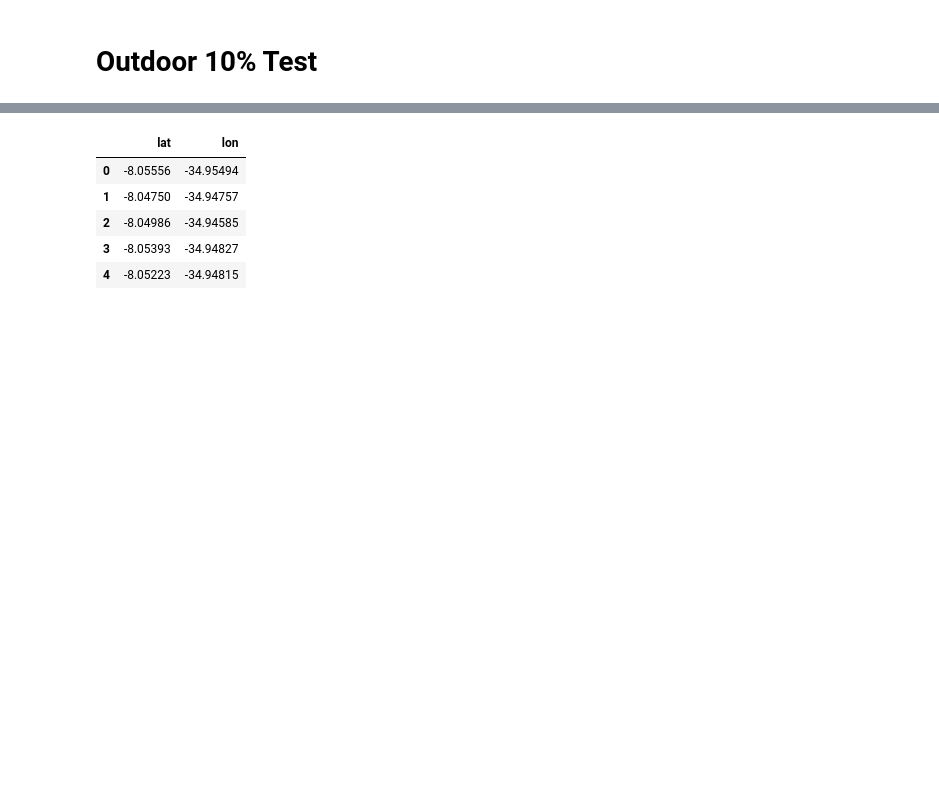
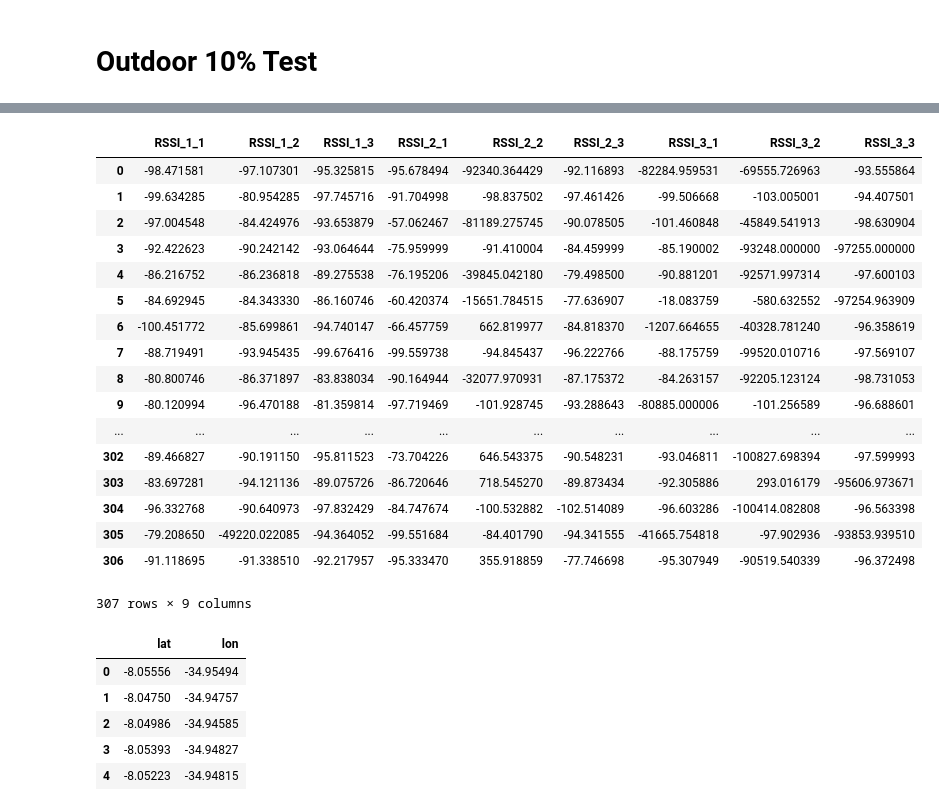
Before and after one commit to Douglast1997/TG-2020.1, a Jupyter notebook: MetalearningLightGBM.ipynb, the cells around one changed output, grey strips where cells are left out. Cells and saved outputs as stored; diff of their text form; code cells hidden in the pictures; blank space fills up the shorter version.

```diff
--- a/MetalearningLightGBM.ipynb
+++ b/MetalearningLightGBM.ipynb
@@ -138,3 +178,24 @@ y_pred.head()
+# %%
+y_pred
+# %% [output]
+|  | RSSI_1_1 | RSSI_1_2 | RSSI_1_3 | RSSI_2_1 | RSSI_2_2 | RSSI_2_3 | RSSI_3_1 | RSSI_3_2 | RSSI_3_3 |
+| 0 | -98.471581 | -97.107301 | -95.325815 | -95.678494 | -92340.364429 | -92.116893 | -82284.959531 | -69555.726963 | -93.555864 |
+| 1 | -99.634285 | -80.954285 | -97.745716 | -91.704998 | -98.837502 | -97.461426 | -99.506668 | -103.005001 | -94.407501 |
+| 2 | -97.004548 | -84.424976 | -93.653879 | -57.062467 | -81189.275745 | -90.078505 | -101.460848 | -45849.541913 | -98.630904 |
+| 3 | -92.422623 | -90.242142 | -93.064644 | -75.959999 | -91.410004 | -84.459999 | -85.190002 | -93248.000000 | -97255.000000 |
+| 4 | -86.216752 | -86.236818 | -89.275538 | -76.195206 | -39845.042180 | -79.498500 | -90.881201 | -92571.997314 | -97.600103 |
+| 5 | -84.692945 | -84.343330 | -86.160746 | -60.420374 | -15651.784515 | -77.636907 | -18.083759 | -580.632552 | -97254.963909 |
+| 6 | -100.451772 | -85.699861 | -94.740147 | -66.457759 | 662.819977 | -84.818370 | -1207.664655 | -40328.781240 | -96.358619 |
+| 7 | -88.719491 | -93.945435 | -99.676416 | -99.559738 | -94.845437 | -96.222766 | -88.175759 | -99520.010716 | -97.569107 |
+| 8 | -80.800746 | -86.371897 | -83.838034 | -90.164944 | -32077.970931 | -87.175372 | -84.263157 | -92205.123124 | -98.731053 |
+| 9 | -80.120994 | -96.470188 | -81.359814 | -97.719469 | -101.928745 | -93.288643 | -80885.000006 | -101.256589 | -96.688601 |
+| ... | ... | ... | ... | ... | ... | ... | ... | ... | ... |
+| 302 | -89.466827 | -90.191150 | -95.811523 | -73.704226 | 646.543375 | -90.548231 | -93.046811 | -100827.698394 | -97.599993 |
+| 303 | -83.697281 | -94.121136 | -89.075726 | -86.720646 | 718.545270 | -89.873434 | -92.305886 | 293.016179 | -95606.973671 |
+| 304 | -96.332768 | -90.640973 | -97.832429 | -84.747674 | -100.532882 | -102.514089 | -96.603286 | -100414.082808 | -96.563398 |
+| 305 | -79.208650 | -49220.022085 | -94.364052 | -99.551684 | -84.401790 | -94.341555 | -41665.754818 | -97.902936 | -93853.939510 |
+| 306 | -91.118695 | -91.338510 | -92.217957 | -95.333470 | 355.918859 | -77.746698 | -95.307949 | -90519.540339 | -96.372498 |
+307 rows × 9 columns
 # %%
 y_test = pd.read_csv("databases/Outdoor_y_test_10%.csv")
 y_test.head()
```
Also changed, not shown: parts of 10 cells of this notebook, 12 other files.
